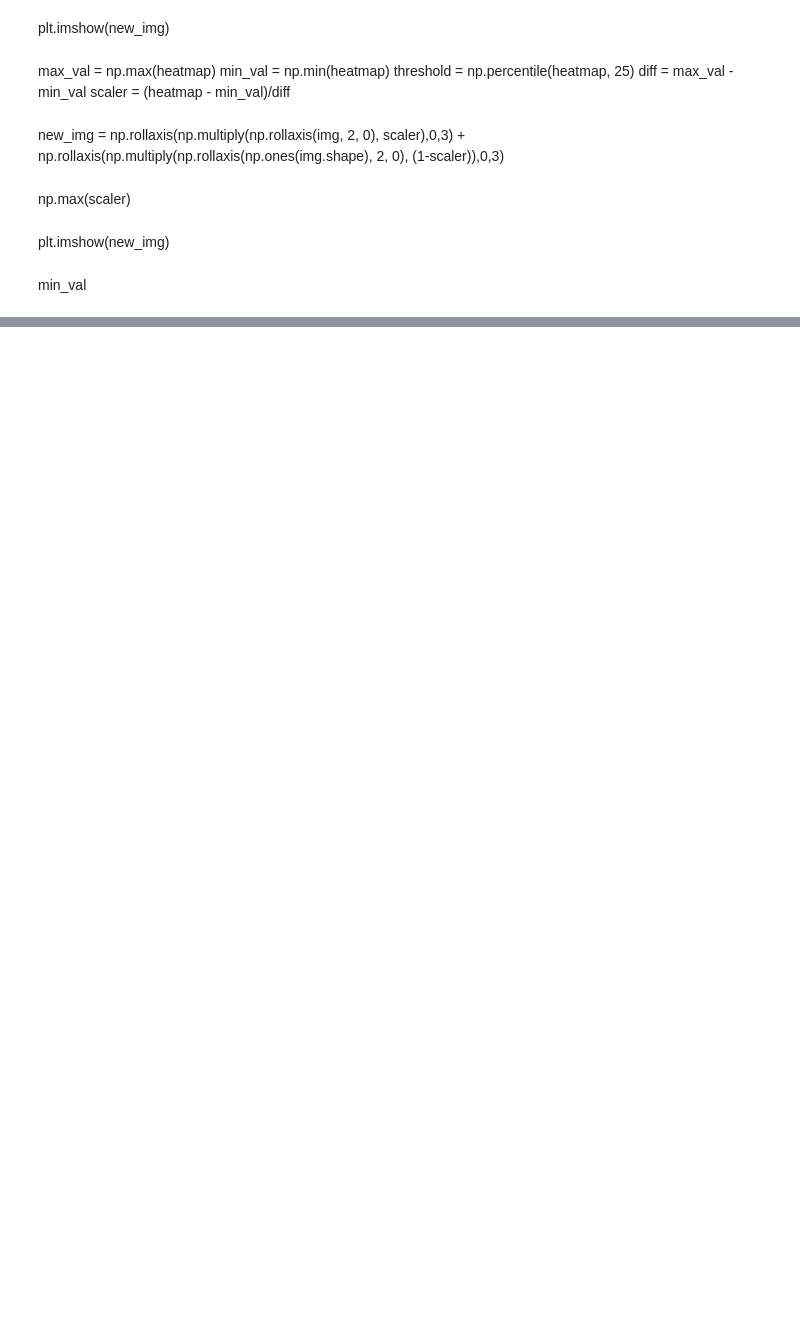
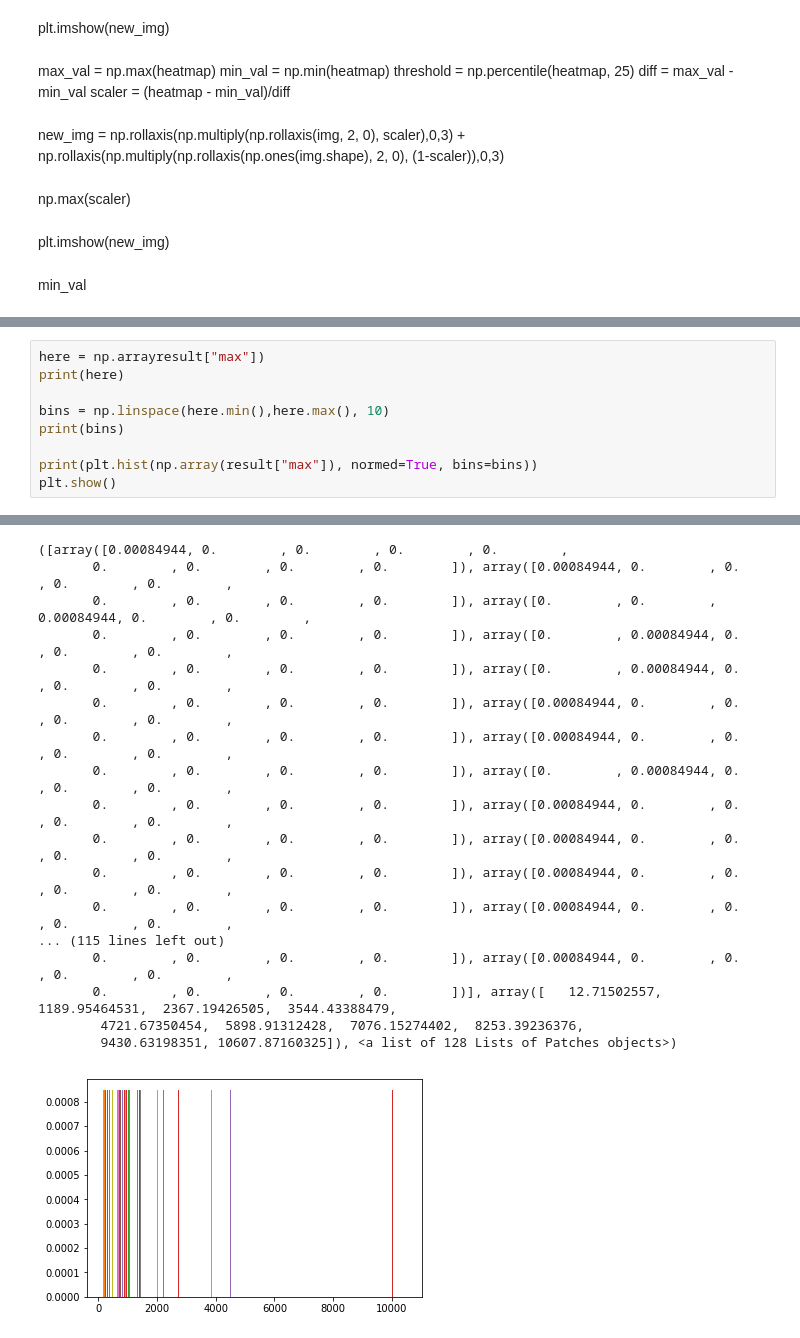
Before and after one commit to pengnam/CancerDetection, a Jupyter notebook: (WORKING) Resnet50.ipynb, the cells around one changed output, grey strips where cells are left out. Saved outputs shown, nothing was run; the diff lists cells and outputs as text; blank space fills up the shorter version.

```diff
--- a/(WORKING) Resnet50.ipynb
+++ b/(WORKING) Resnet50.ipynb
@@ -1099,0 +1231,10 @@ NameError: name 'heatmap' is not defined
+# %%
+here = np.arrayresult["max"])
+print(here)
+
+bins = np.linspace(here.min(),here.max(), 10)
+print(bins)
+
+print(plt.hist(np.array(result["max"]), normed=True, bins=bins))
+plt.show()
+# %% [output]
@@ -1099,0 +1258,18 @@ NameError: name 'heatmap' is not defined
+([array([0.00084944, 0.        , 0.        , 0.        , 0.        ,
+       0.        , 0.        , 0.        , 0.        ]), array([0.00084944, 0.        , 0.        , 0.        , 0.        ,
+       0.        , 0.        , 0.        , 0.        ]), array([0.        , 0.        , 0.00084944, 0.        , 0.        ,
+       0.        , 0.        , 0.        , 0.        ]), array([0.        , 0.00084944, 0.        , 0.        , 0.        ,
+       0.        , 0.        , 0.        , 0.        ]), array([0.        , 0.00084944, 0.        , 0.        , 0.        ,
+       0.        , 0.        , 0.        , 0.        ]), array([0.00084944, 0.        , 0.        , 0.        , 0.        ,
+       0.        , 0.        , 0.        , 0.        ]), array([0.00084944, 0.        , 0.        , 0.        , 0.        ,
+       0.        , 0.        , 0.        , 0.        ]), array([0.        , 0.00084944, 0.        , 0.        , 0.        ,
+       0.        , 0.        , 0.        , 0.        ]), array([0.00084944, 0.        , 0.        , 0.        , 0.        ,
+       0.        , 0.        , 0.        , 0.        ]), array([0.00084944, 0.        , 0.        , 0.        , 0.        ,
+       0.        , 0.        , 0.        , 0.        ]), array([0.00084944, 0.        , 0.        , 0.        , 0.        ,
+       0.        , 0.        , 0.        , 0.        ]), array([0.00084944, 0.        , 0.        , 0.        , 0.        ,
+... (115 lines left out)
+       0.        , 0.        , 0.        , 0.        ]), array([0.00084944, 0.        , 0.        , 0.        , 0.        ,
+       0.        , 0.        , 0.        , 0.        ])], array([   12.71502557,  1189.95464531,  2367.19426505,  3544.43388479,
+        4721.67350454,  5898.91312428,  7076.15274402,  8253.39236376,
+        9430.63198351, 10607.87160325]), <a list of 128 Lists of Patches objects>)
+[figure, added]
```
Also changed, not shown: parts of 41 cells of this notebook.
